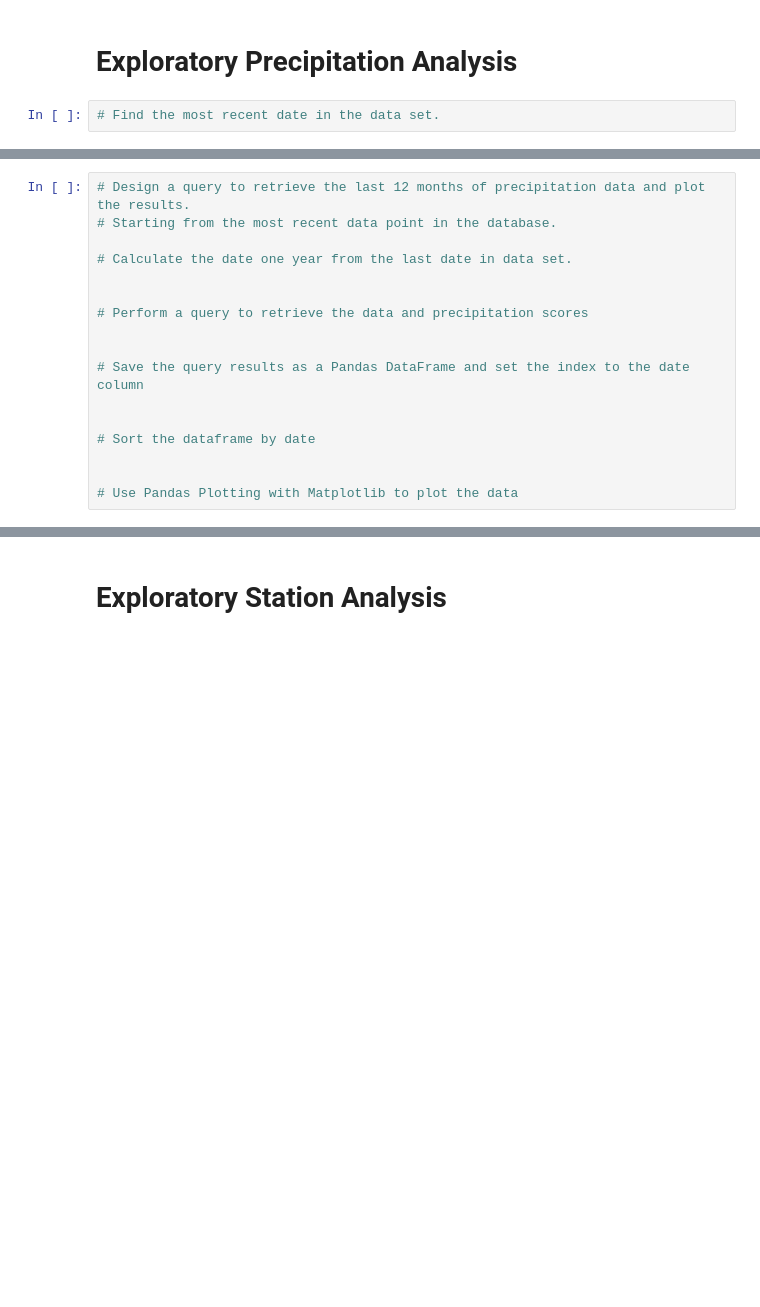
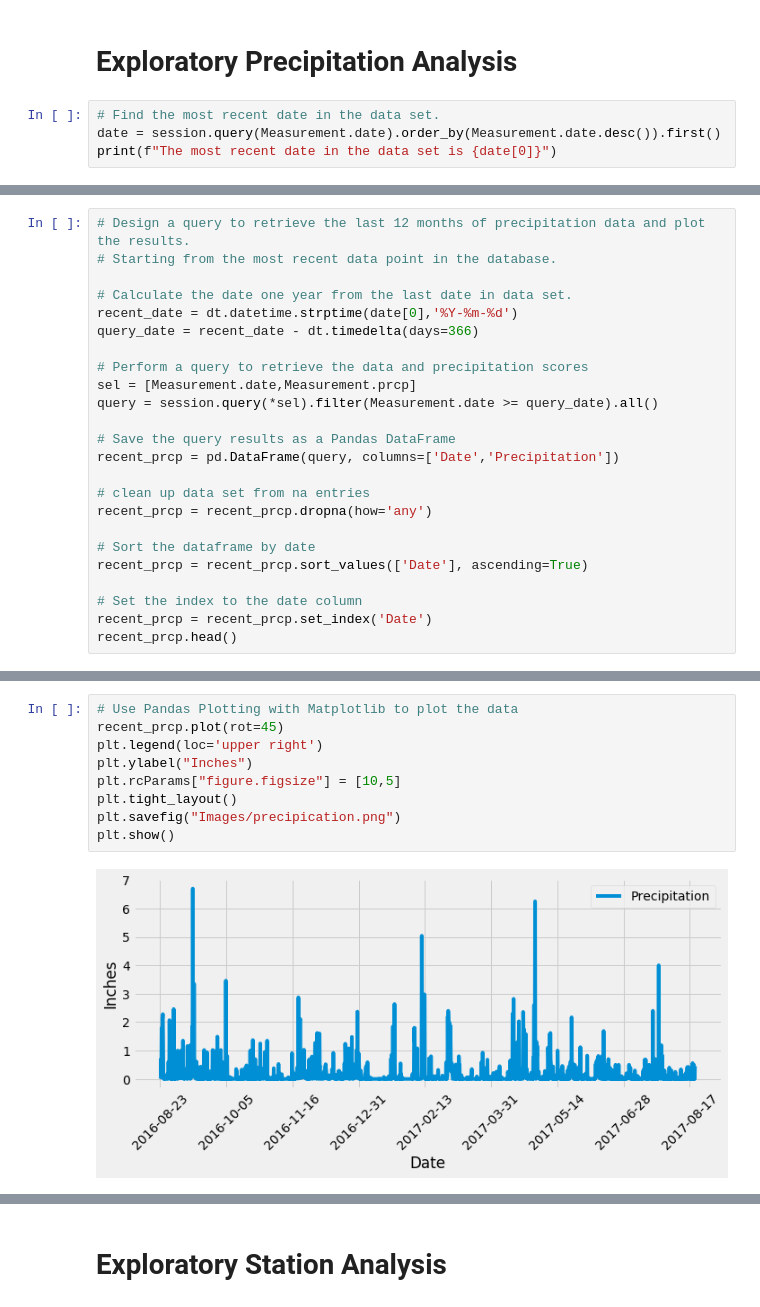
Before and after one commit to khartmann5/sqlalchemy-challenge, a Jupyter notebook: climate_starter.ipynb, the cells around one changed output, grey strips where cells are left out. Cells and saved outputs as stored; diff of their text form; blank space fills up the shorter version.

Commit message:
saving Precipication Analysis

```diff
--- a/climate_starter.ipynb
+++ b/climate_starter.ipynb
@@ -84,3 +82,5 @@ for column in columns:
 # Exploratory Precipitation Analysis
 # %%
 # Find the most recent date in the data set.
+date = session.query(Measurement.date).order_by(Measurement.date.desc()).first()
+print(f"The most recent date in the data set is {date[0]}")
@@ -89,15 +91,22 @@ for column in columns:
 # Starting from the most recent data point in the database.
 
 # Calculate the date one year from the last date in data set.
-
+recent_date = dt.datetime.strptime(date[0],'%Y-%m-%d')
+query_date = recent_date - dt.timedelta(days=366)
 
 # Perform a query to retrieve the data and precipitation scores
+sel = [Measurement.date,Measurement.prcp]
+query = session.query(*sel).filter(Measurement.date >= query_date).all()
 
+# Save the query results as a Pandas DataFrame
+recent_prcp = pd.DataFrame(query, columns=['Date','Precipitation'])
 
-# Save the query results as a Pandas DataFrame and set the index to the date column
-
+# clean up data set from na entries
+recent_prcp = recent_prcp.dropna(how='any')
 
 # Sort the dataframe by date
+recent_prcp = recent_prcp.sort_values(['Date'], ascending=True)
 
-
-# Use Pandas Plotting with Matplotlib to plot the data
+# Set the index to the date column
+recent_prcp = recent_prcp.set_index('Date')
+recent_prcp.head()
@@ -104,2 +121,13 @@ for column in columns:
+# %%
+# Use Pandas Plotting with Matplotlib to plot the data
+recent_prcp.plot(rot=45)
+plt.legend(loc='upper right')
+plt.ylabel("Inches")
+plt.rcParams["figure.figsize"] = [10,5]
+plt.tight_layout()
+plt.savefig("Images/precipication.png")
+plt.show()
+# %% [output]
+[figure, added]
 # %%
 # Use Pandas to calcualte the summary statistics for the precipitation data
```
Also changed, not shown: parts of 6 cells of this notebook, 1 other file.
